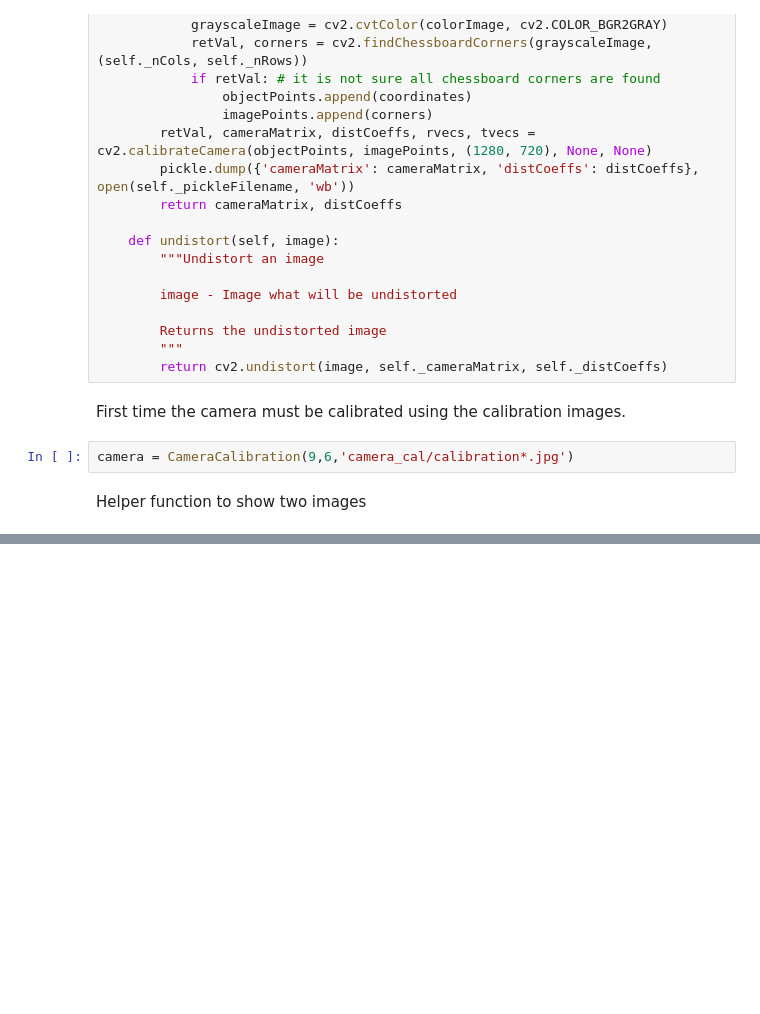
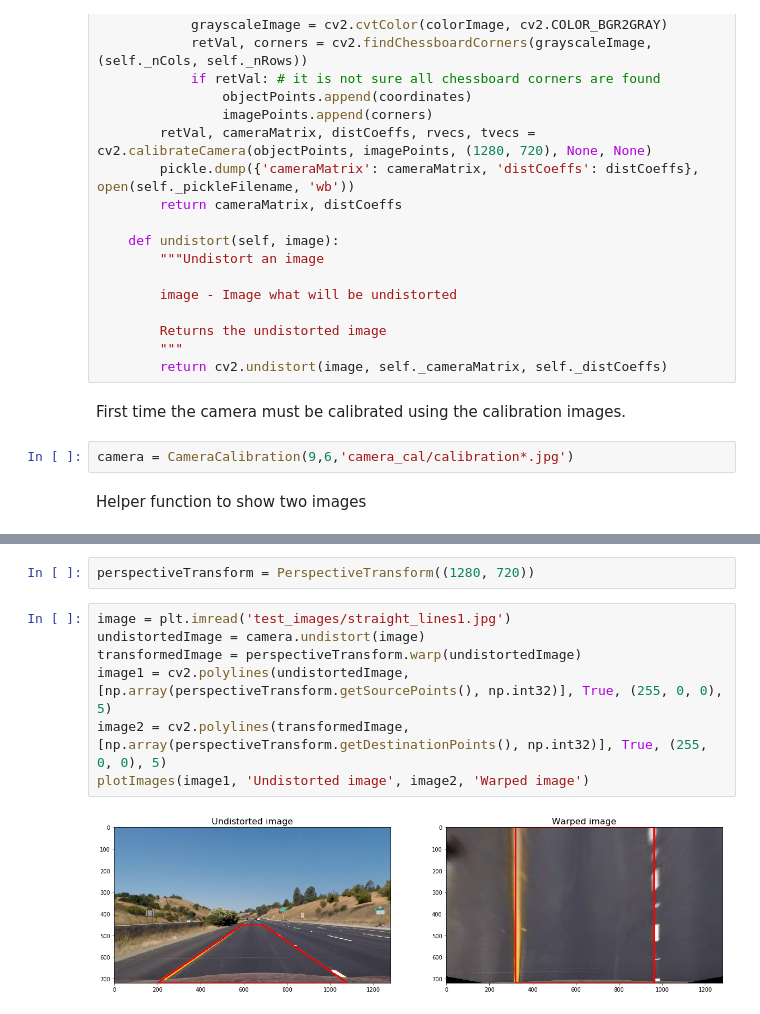
Before and after one commit to serszab/AdvancedLaneFinding, a Jupyter notebook: mySolution.ipynb, the cells around one changed output, grey strips where cells are left out. Cells and saved outputs as stored; diff of their text form; blank space fills up the shorter version.

```diff
--- a/mySolution.ipynb
+++ b/mySolution.ipynb
@@ -82,0 +157,11 @@ plotImages(image1, 'Original image', image2, 'Undistorted image')
+# %%
+perspectiveTransform = PerspectiveTransform((1280, 720))
+# %%
+image = plt.imread('test_images/straight_lines1.jpg')
+undistortedImage = camera.undistort(image)
+transformedImage = perspectiveTransform.warp(undistortedImage)
+image1 = cv2.polylines(undistortedImage, [np.array(perspectiveTransform.getSourcePoints(), np.int32)], True, (255, 0, 0), 5)
+image2 = cv2.polylines(transformedImage, [np.array(perspectiveTransform.getDestinationPoints(), np.int32)], True, (255, 0, 0), 5)
+plotImages(image1, 'Undistorted image', image2, 'Warped image')
+# %% [output]
+[figure, added]
```
Also changed, not shown: parts of 6 cells of this notebook.
